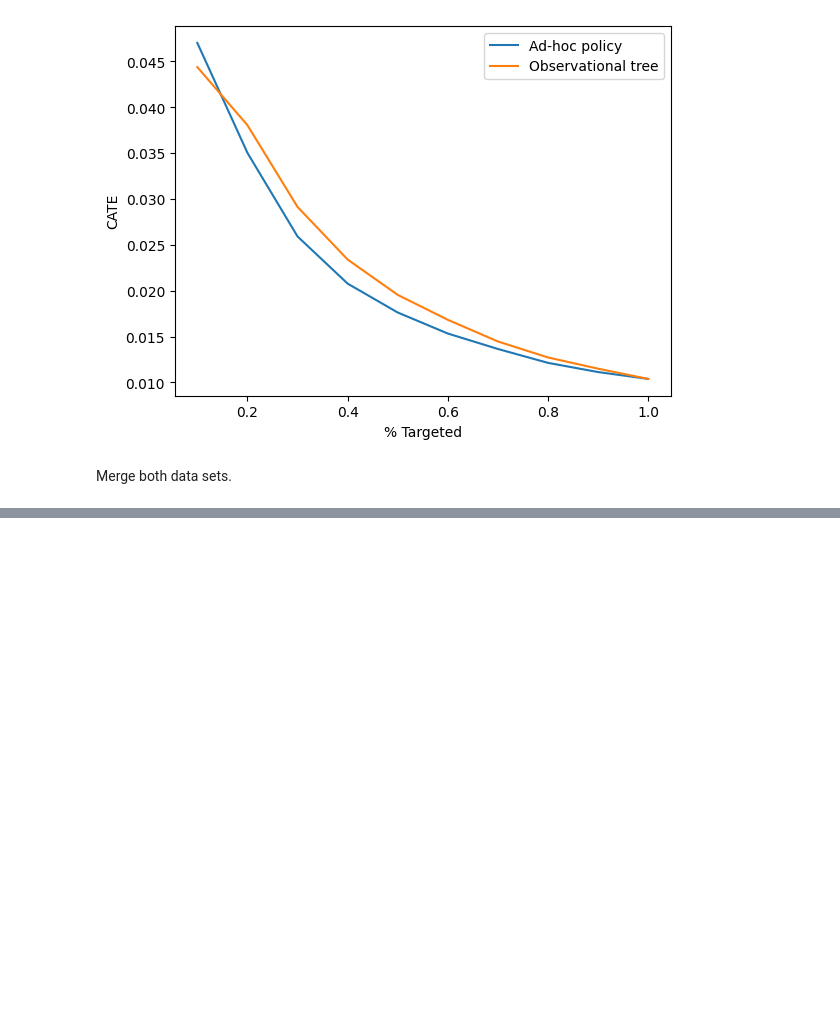
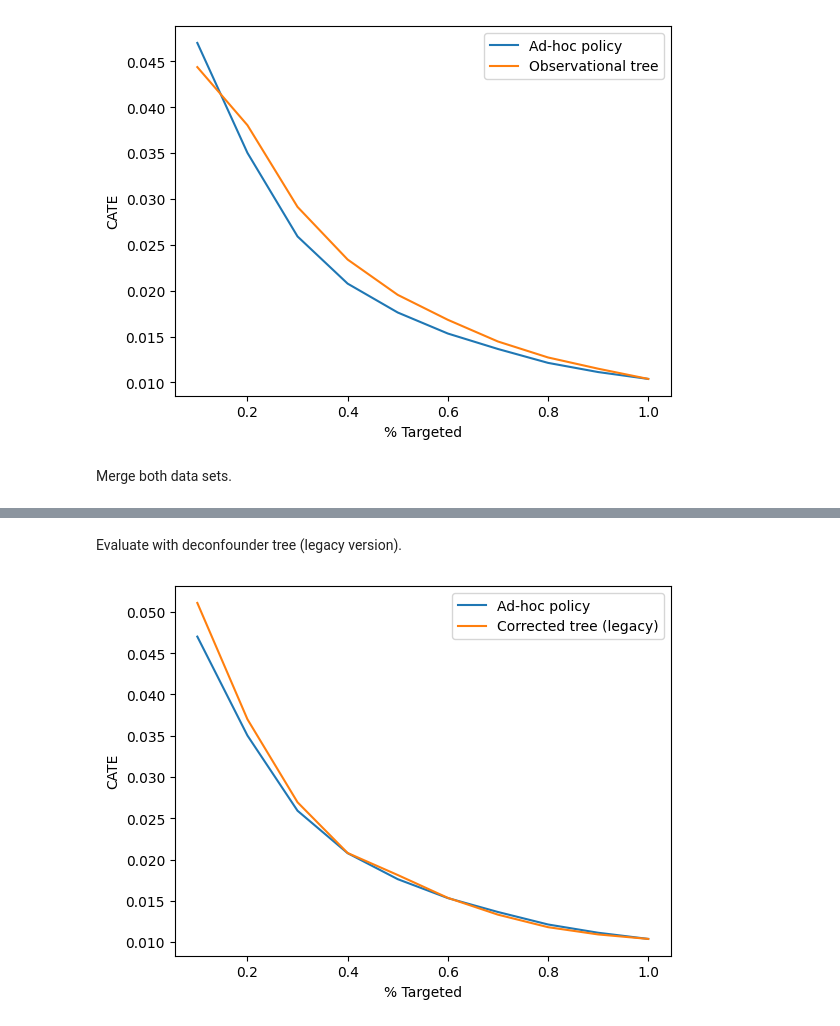
Before and after one commit to ferlocar/deconfounder, a Jupyter notebook: examples/Criteo example (Deconfounder Tree).ipynb, the cells around one changed output, grey strips where cells are left out. Saved outputs shown, nothing was run; the diff lists cells and outputs as text; code cells hidden in the pictures; blank space fills up the shorter version.

```diff
--- a/examples/Criteo example (Deconfounder Tree).ipynb
+++ b/examples/Criteo example (Deconfounder Tree).ipynb
@@ -212,0 +235,10 @@ y_dec = obs_exp_df.visit
+# %% [markdown]
+Evaluate with deconfounder tree (legacy version).
+# %%
+eval_df['pred'] = eval_df[confounder]
+evaluate(eval_df, "Ad-hoc policy")
+eval_df['pred'] = obs_tree.predict(eval_df[limited_features]) - deconfounder_legacy.predict(eval_df[limited_features])
+evaluate(eval_df, "Corrected tree (legacy)")
+plt.show()
+# %% [output]
+[figure, added]
```
Also changed, not shown: parts of 13 cells of this notebook.
